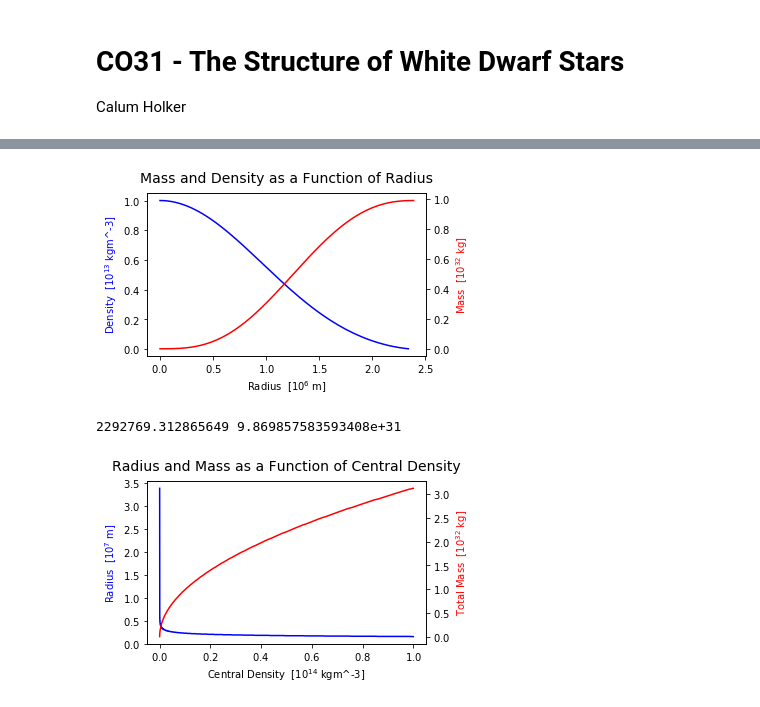
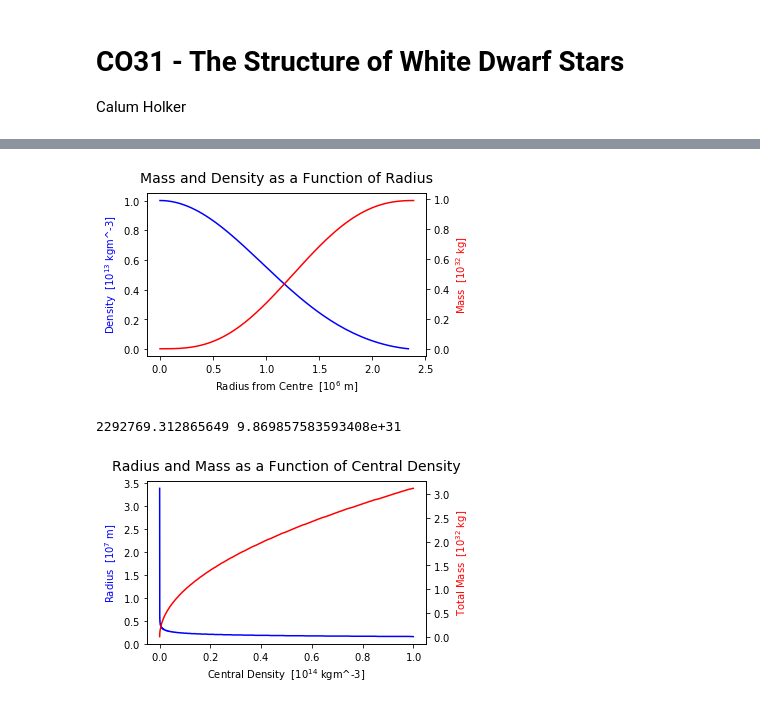
Before and after one commit to calumholker/Ox-Comp, a Jupyter notebook: Year 2/Structure of White Dwarf Stars/CO31.ipynb, the cells around one changed output, grey strips where cells are left out. Drawn from its saved outputs; the diff is of its cells as text; code cells hidden in the pictures.

```diff
--- a/Year 2/Structure of White Dwarf Stars/CO31.ipynb
+++ b/Year 2/Structure of White Dwarf Stars/CO31.ipynb
@@ -26,9 +10,16 @@ Output:
 # %%
 def ode_solve_rk(f, y0, r):
+    """
+    Solves dy/dt = f(y,t) using a Runge-Kutta algorithm
+    Input:  f - a function that receives the current state, y, and the current position and returns the derivative value of the statement, dy/dr
+            y0 - the initial state of the system, given in a column matrix (Mx1)
+            r - vector of position steps with length N where the values of y will be returned
+    Output: y - (MxN) matrix that contains the values of y at every position/time step. Columns correspond to the position/time and rows to the element of y
+    """
     y0 = np.array(y0)
-    y = np.zeros((len(y0), len(r)))
-    for i, ri in enumerate(r):
-        dr = ri if i==0 else (r[i]-r[i-1])
+    y = np.zeros((len(y0), len(r))) # Initiates output y matrix
+    for i, ri in enumerate(r): # Cycling through r, applying the Runge-Kutta algorithm at each step
+        dr = ri if i==0 else (r[i]-r[i-1]) # Finds gap between r values (non-constant so required to be within loop)
         f0 = f(y0, ri)
         f1 = f((y0 + f0*(dr/2)), ri)
         f2 = f((y0 + f1*(dr/2)), ri)
@@ -69,2 +31,22 @@ def get_density(rho0, r, rel=False):
+# %%
+def get_density(rho0, r, rel=False):
+    """
+    Obtains the density as a function of the radial distance using the ODE solver and the non-relativistic equation
+    Input:  rho0 - the central density at r = 0
+            r - the grid points of radial distance where the density is calculated in the form of a vector with N elements
+            rel - boolean distinguishing relativistic and non-relativistic cases
+    Output: rho - an N-element vector that contains the density at the radial grid points given in r
+            mass - an N-element vector of teh cumulative mass of the white dwarf star from r=0 to the radial grid point given in r
+    """
+    dr = r[0]
+    m0 = (4/3)*sc.pi*(dr**3)*rho0 # Initial value of m
+    y0 = [rho0, m0]
+    if rel == False:
+        y = ode_solve_rk(DyDr, y0, r) # Use non-relativistic equation of state
+    else:
+        y = ode_solve_rk(DyDr_rel, y0, r) # Use relativistic equation of state
+    rho = y[0,:]
+    mass = y[1,:]
+    return(rho, mass)
 # %%
 def DyDr(y, r):
@@ -101,28 +94,29 @@ r = np.logspace(-1, 3.5 , 1000, base=100)
 rho, mass = get_density(rho0, r)
 # %%
+# Plotting mass and density as a function of radius for a central density of 1e13 (non-relativistic)
+
 plt.rc('xtick',labelsize = 10)
 plt.rc('ytick',labelsize = 10)
 fig, ax = plt.subplots(figsize=(5,3))
 ax.set_title('Mass and Density as a Function of Radius', pad=10, fontsize=14)
 ax.ticklabel_format(style='sci', scilimits=(0,0))
-
 ax.plot(r, rho, color='blue')
-
-ax.set_xlabel('Radius [m]', fontsize=10)
+ax.set_xlabel('Radius from Centre [m]', fontsize=10)
 ax.set_ylabel("Density [kgm^-3]", color='blue', fontsize=10)
 format_label_string_with_exponent(ax, axis = 'both')
 ax2 = ax.twinx()
-
 ax2.plot(r, mass, color='red')
-
 ax2.set_ylabel('Mass [kg]', color='red', fontsize=10)
 format_label_string_with_exponent(ax2, axis = 'y')
+#plt.savefig('Mass and Density vs Radius.png', dpi = 300, bbox_inches='tight')
 # %% [output]
-[figure, old version]
+[figure, new version]
-# %%
-Outer_radius = r[np.argmax(rho<(0.005*rho0))-1]
-Total_mass = mass[np.argmax(rho<(0.005*rho0))-1]
-print(Outer_radius, Total_mass)
-# %% [output]
-2292769.312865649 9.869857583593408e+31
+# %%
+# Calculating the outer radius and total mass of the star with central density 1e13 (non-relativistic)
+
+Outer_radius = r[np.argmax(rho<(0.005*rho0))-1] # Finds the first value of the radius when the density is less than 0.5% of the central density
+Total_mass = mass[np.argmax(rho<(0.005*rho0))-1] # Finds the first value of the mass when the density is less than 0.5% of the central density
+print(Outer_radius, Total_mass)
+# %% [output]
+2292769.312865649 9.869857583593408e+31
 # %%
```
Also changed, not shown: parts of 14 cells of this notebook, 4 other files.
